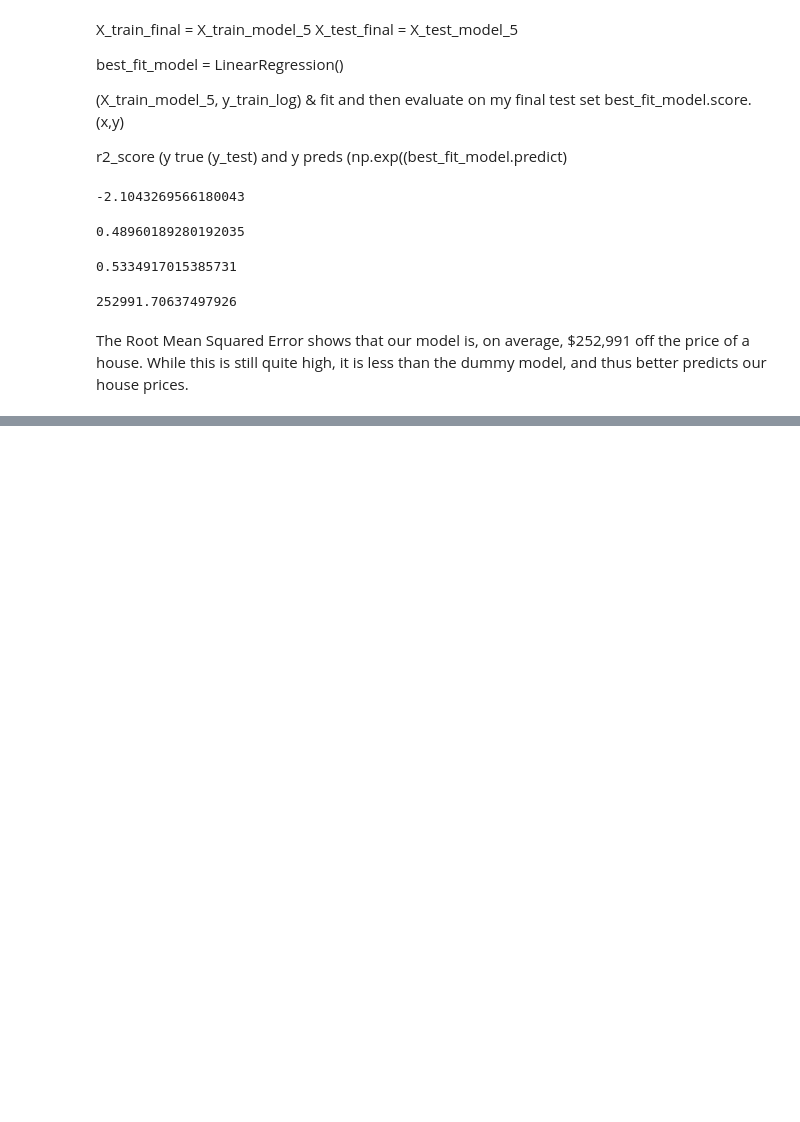
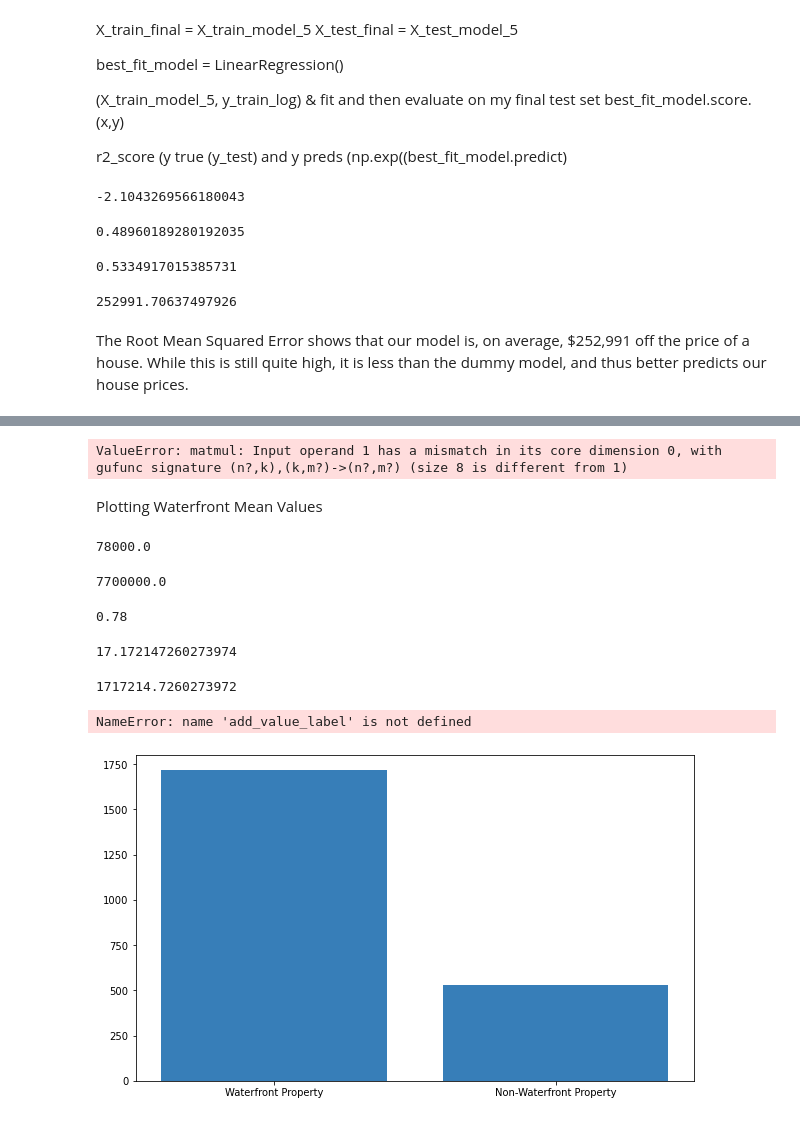
Before and after one commit to mboland23/dsc-phase-2-project-v2-3, a Jupyter notebook: Meg_Working_Notebook.ipynb, the cells around one changed output, grey strips where cells are left out. Saved outputs shown, nothing was run; the diff lists cells and outputs as text; code cells hidden in the pictures; blank space fills up the shorter version.

```diff
--- a/Meg_Working_Notebook.ipynb
+++ b/Meg_Working_Notebook.ipynb
@@ -1263,0 +1335,14 @@ While this is still quite high, it is less than the dummy model, and thus better
+# %%
+np.exp(best_fit_model.predict(X_train_model_5))
+# %% [output]
+ValueError: matmul: Input operand 1 has a mismatch in its core dimension 0, with gufunc signature (n?,k),(k,m?)->(n?,m?) (size 8 is different from 1)
+# %% [markdown]
+Plotting Waterfront Mean Values
+# %%
+housing_df["price"].min()
+# %% [output]
+78000.0
+# %%
+housing_df["price"].max()
+# %% [output]
+7700000.0
@@ -1263,0 +1351,18 @@ While this is still quite high, it is less than the dummy model, and thus better
+# %%
+price_in_hundred_thousand.min()
+# %% [output]
+0.78
+# %%
+waterfront_prop_price_mean_transf = price_in_hundred_thousand[housing_df["waterfront"]  == 1].mean()
+waterfront_prop_price_mean_transf
+# %% [output]
+17.172147260273974
+# %%
+waterfront_prop_price_mean = housing_df["price"][housing_df["waterfront"]  == 1].mean()
+not_waterfront_prop_price_mean = housing_df["price"][housing_df["waterfront"]  == 0].mean()
+waterfront_prop_price_mean
+# %% [output]
+1717214.7260273972
+# %%
+waterfront_list = ["Waterfront Property", "Non-Waterfront Property"]
+waterfront_list_means = [waterfront_prop_price_mean/1000, not_waterfront_prop_price_mean/1000]
@@ -1263,0 +1374,10 @@ While this is still quite high, it is less than the dummy model, and thus better
+# %%
+fig, ax = plt.subplots(figsize =(10, 6))
+plt.bar(waterfront_list, waterfront_list_means, color = "#377eb8")
+ax.bar_labels
+plt.suptitle("Mean Price Values for Houses")
+plt.title("(in thousands USD)")
+plt.ylabel("USD")
+# %% [output]
+NameError: name 'add_value_label' is not defined
+[figure, added]
```
Also changed, not shown: parts of 23 cells of this notebook.
